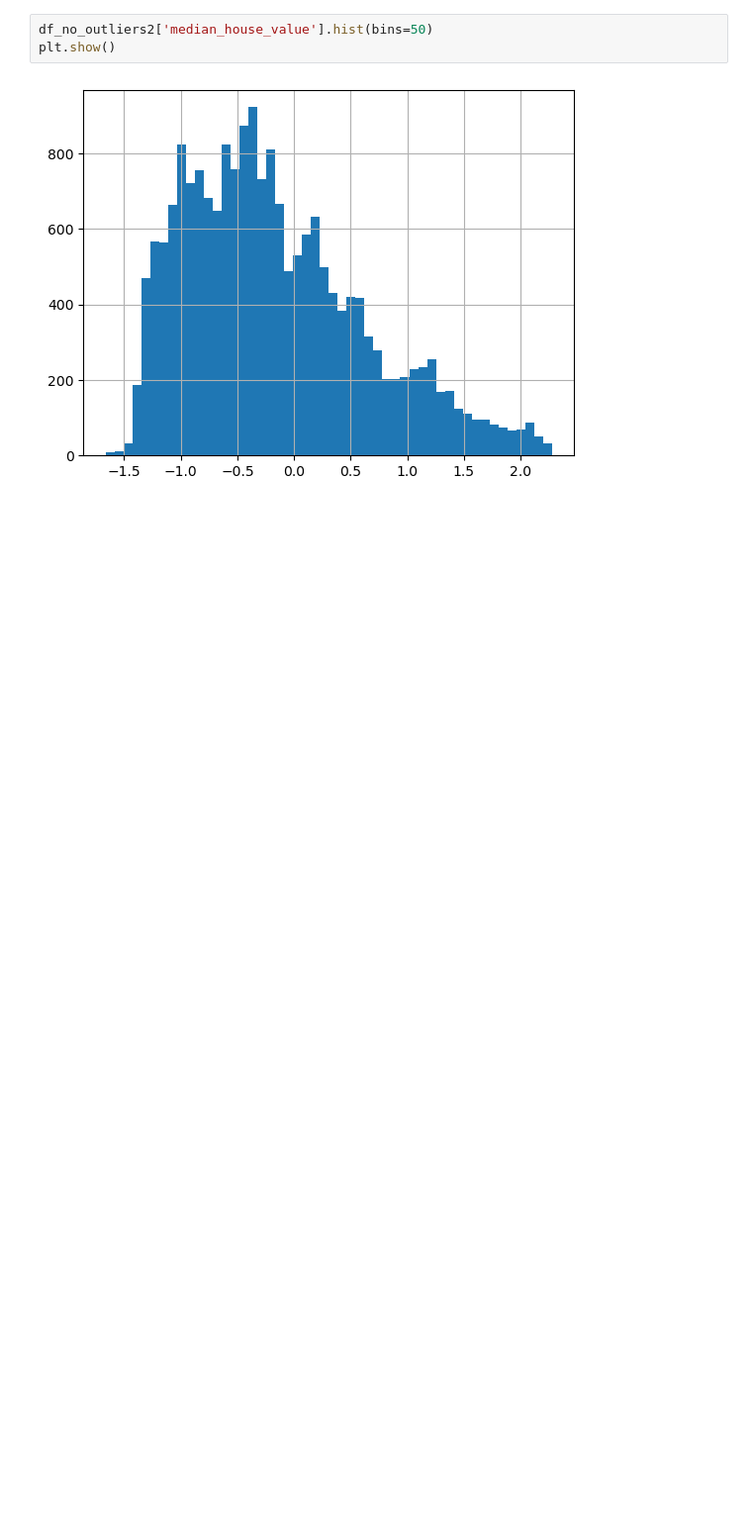
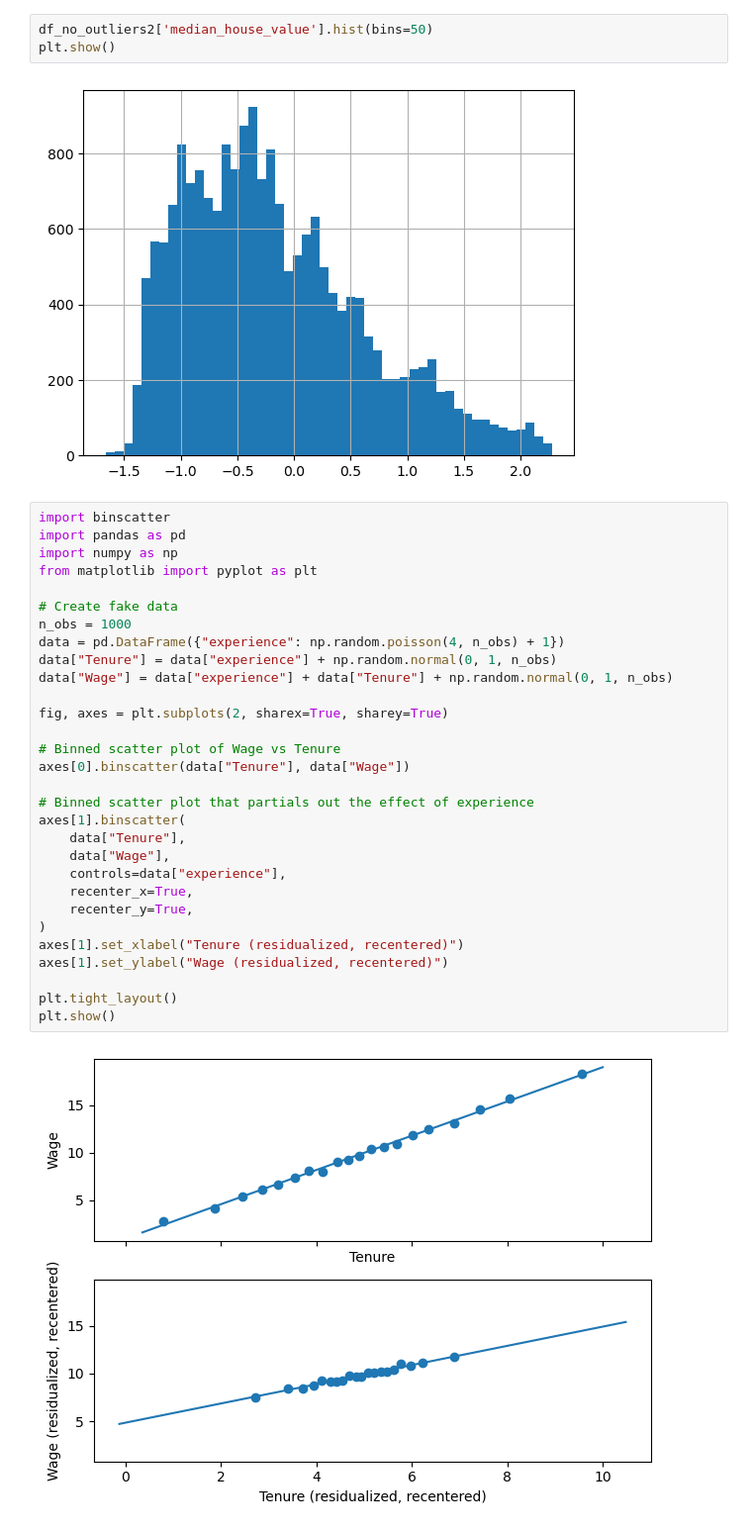
Before and after one commit to frankzhongzd/California-Housing-Prices-1990, a Jupyter notebook: Code/Project 1- Feb 2.ipynb, the cells around one changed output. Shown at 99% size. Drawn from its saved outputs; the diff is of its cells as text; blank space fills up the shorter version.

```diff
--- a/Code/Project 1- Feb 2.ipynb
+++ b/Code/Project 1- Feb 2.ipynb
@@ -379,3 +384,35 @@ df_no_outliers2['median_house_value'].hist(bins=50)
 plt.show()
 # %% [output]
 [figure]
+# %%
+import binscatter
+import pandas as pd
+import numpy as np
+from matplotlib import pyplot as plt
+
+# Create fake data
+n_obs = 1000
+data = pd.DataFrame({"experience": np.random.poisson(4, n_obs) + 1})
+data["Tenure"] = data["experience"] + np.random.normal(0, 1, n_obs)
+data["Wage"] = data["experience"] + data["Tenure"] + np.random.normal(0, 1, n_obs)
+
+fig, axes = plt.subplots(2, sharex=True, sharey=True)
+
+# Binned scatter plot of Wage vs Tenure
+axes[0].binscatter(data["Tenure"], data["Wage"])
+
+# Binned scatter plot that partials out the effect of experience
+axes[1].binscatter(
+    data["Tenure"],
+    data["Wage"],
+    controls=data["experience"],
+    recenter_x=True,
+    recenter_y=True,
+)
+axes[1].set_xlabel("Tenure (residualized, recentered)")
+axes[1].set_ylabel("Wage (residualized, recentered)")
+
+plt.tight_layout()
+plt.show()
+# %% [output]
+[figure, added]
```
Also changed, not shown: parts of 29 cells of this notebook, 3 other files.
